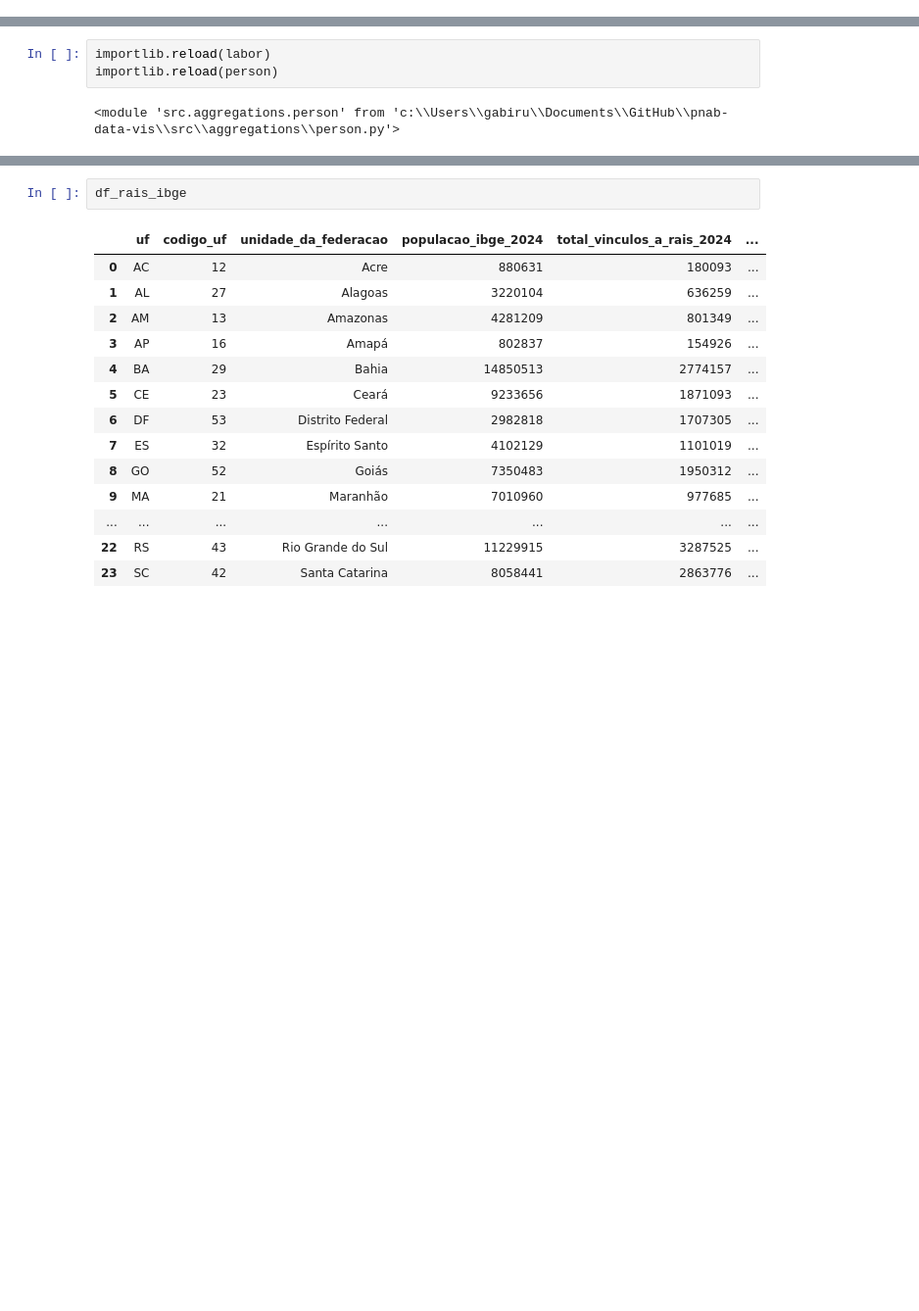
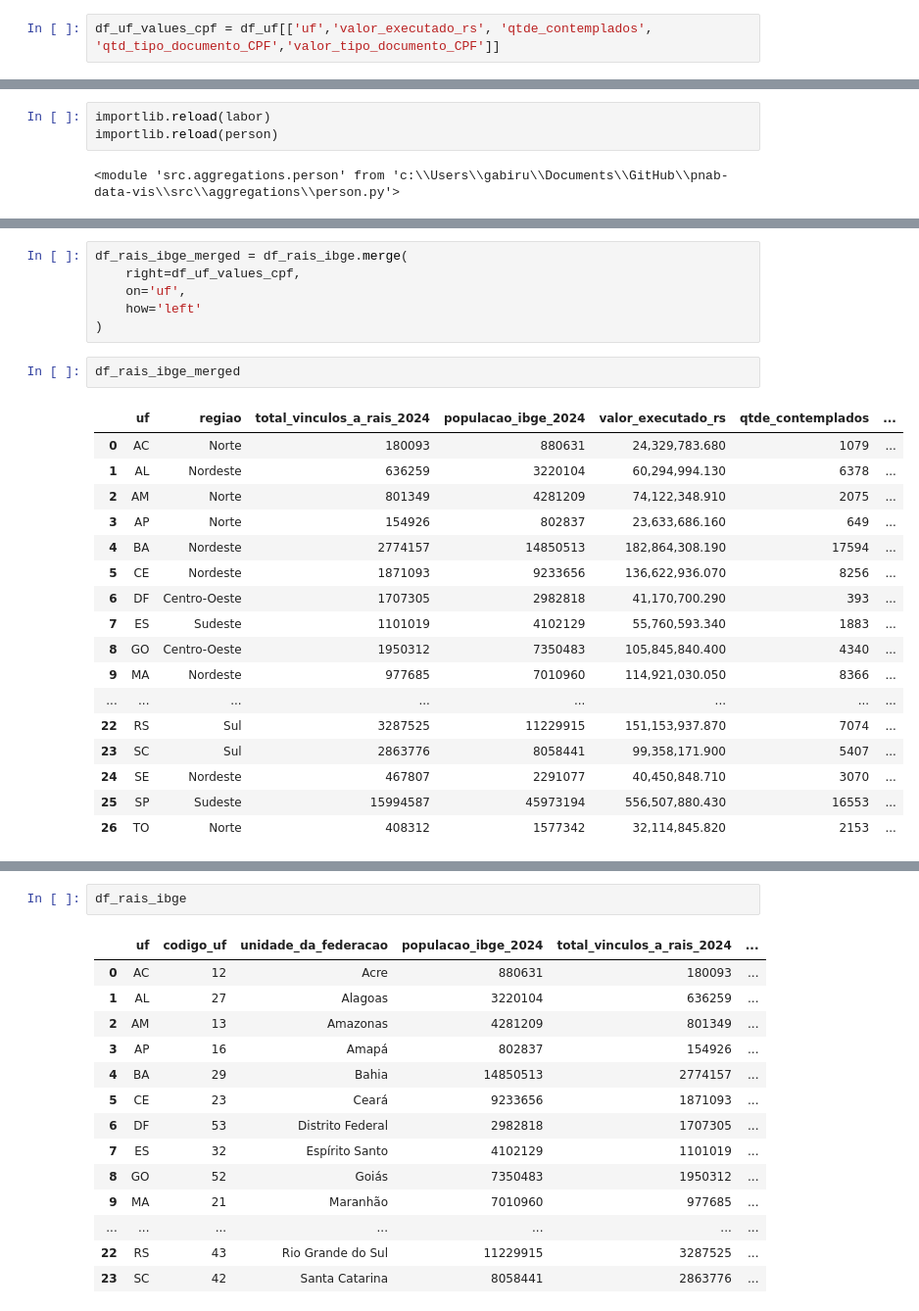
Before and after one commit to SGE-Subsecretaria-de-Gestao-Estrategica/pnab-data-vis, a Jupyter notebook: src/notebooks/v2_gabriel_create_csv.ipynb, the cells around one changed output, grey strips where cells are left out. Shown at 98% size. Cells and saved outputs as stored; diff of their text form; blank space fills up the shorter version.

```diff
--- a/src/notebooks/v2_gabriel_create_csv.ipynb
+++ b/src/notebooks/v2_gabriel_create_csv.ipynb
@@ -84,0 +91,2 @@ df_uf           = territorial.executed_value_n_contemplados_qty_by(df_cubo=df_cu
+# %%
+df_uf_values_cpf = df_uf[['uf','valor_executado_rs', 'qtde_contemplados', 'qtd_tipo_documento_CPF','valor_tipo_documento_CPF']]
@@ -989,0 +1115,26 @@ TypeError: aggregate_vinculo_formal_labor_by_uf() missing 1 required positional
+# %%
+df_rais_ibge_merged = df_rais_ibge.merge(
+    right=df_uf_values_cpf,
+    on='uf',
+    how='left'
+)
+# %%
+df_rais_ibge_merged
+# %% [output]
+|  | uf | regiao | total_vinculos_a_rais_2024 | populacao_ibge_2024 | valor_executado_rs | qtde_contemplados | ... |
+| 0 | AC | Norte | 180093 | 880631 | 24,329,783.680 | 1079 | ... |
+| 1 | AL | Nordeste | 636259 | 3220104 | 60,294,994.130 | 6378 | ... |
+| 2 | AM | Norte | 801349 | 4281209 | 74,122,348.910 | 2075 | ... |
+| 3 | AP | Norte | 154926 | 802837 | 23,633,686.160 | 649 | ... |
+| 4 | BA | Nordeste | 2774157 | 14850513 | 182,864,308.190 | 17594 | ... |
+| 5 | CE | Nordeste | 1871093 | 9233656 | 136,622,936.070 | 8256 | ... |
+| 6 | DF | Centro-Oeste | 1707305 | 2982818 | 41,170,700.290 | 393 | ... |
+| 7 | ES | Sudeste | 1101019 | 4102129 | 55,760,593.340 | 1883 | ... |
+| 8 | GO | Centro-Oeste | 1950312 | 7350483 | 105,845,840.400 | 4340 | ... |
+| 9 | MA | Nordeste | 977685 | 7010960 | 114,921,030.050 | 8366 | ... |
+| ... | ... | ... | ... | ... | ... | ... | ... |
+| 22 | RS | Sul | 3287525 | 11229915 | 151,153,937.870 | 7074 | ... |
+| 23 | SC | Sul | 2863776 | 8058441 | 99,358,171.900 | 5407 | ... |
+| 24 | SE | Nordeste | 467807 | 2291077 | 40,450,848.710 | 3070 | ... |
+| 25 | SP | Sudeste | 15994587 | 45973194 | 556,507,880.430 | 16553 | ... |
+| 26 | TO | Norte | 408312 | 1577342 | 32,114,845.820 | 2153 | ... |
```
Also changed, not shown: parts of 17 cells of this notebook, 3 other files.
